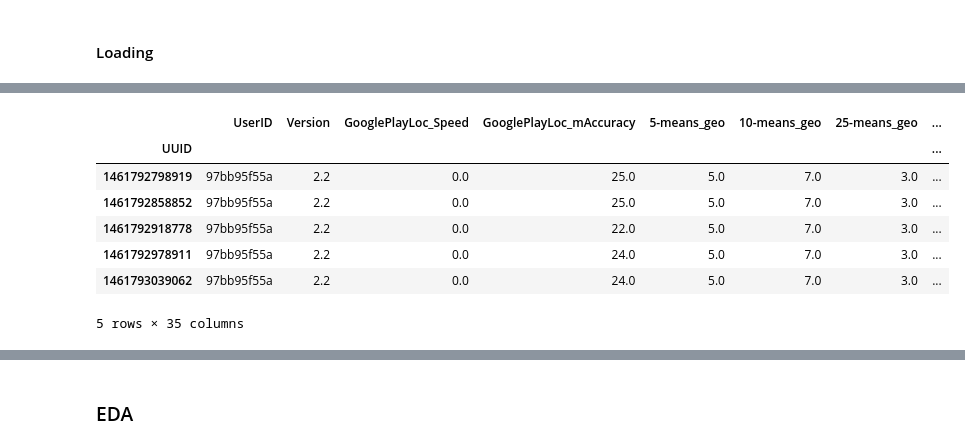
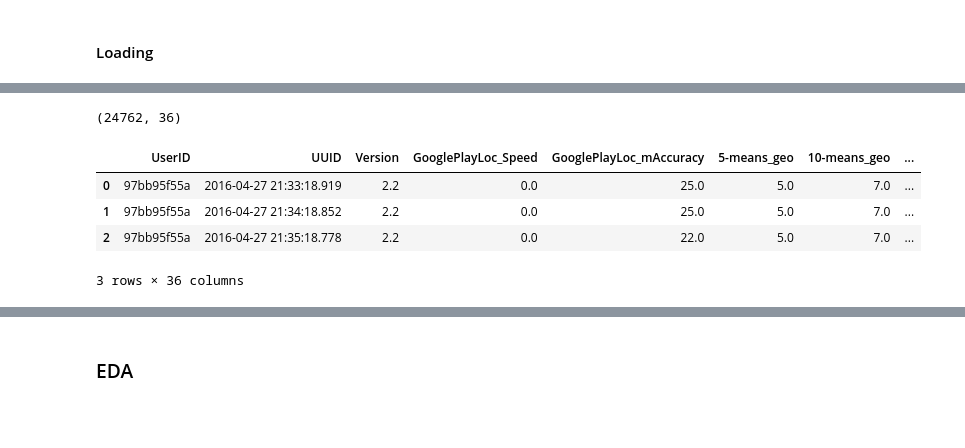
Before and after one commit to kentlingcampbell/project_SherLock, a Jupyter notebook: SherLock.ipynb, the cells around one changed output, grey strips where cells are left out. Cells and saved outputs as stored; diff of their text form; code cells hidden in the pictures; blank space fills up the shorter version.

```diff
--- a/SherLock.ipynb
+++ b/SherLock.ipynb
@@ -100,15 +125,17 @@ T0.head()
 # %%
 filename = './archive/T1.csv'
-T1 = pd.read_csv(filename, parse_dates=['GooglePlayLoc_timestamp', 'CellTower_timestamp', 'Status_timestamp'], index_col='UUID')
-T1.head()
+T1 = pd.read_csv(filename, parse_dates=['GooglePlayLoc_timestamp',
+                                        'CellTower_timestamp',
+                                        'Status_timestamp'])
+T1['UUID'] = (pd.to_datetime(T1['UUID'], unit='ms'))
+print(T1.shape)
+T1.head(3)
 # %% [output]
+(24762, 36)
-|  | UserID | Version | GooglePlayLoc_Speed | GooglePlayLoc_mAccuracy | 5-means_geo | 10-means_geo | 25-means_geo | ... |
-| UUID |  |  |  |  |  |  |  | ... |
-| 1461792798919 | 97bb95f55a | 2.2 | 0.0 | 25.0 | 5.0 | 7.0 | 3.0 | ... |
-| 1461792858852 | 97bb95f55a | 2.2 | 0.0 | 25.0 | 5.0 | 7.0 | 3.0 | ... |
-| 1461792918778 | 97bb95f55a | 2.2 | 0.0 | 22.0 | 5.0 | 7.0 | 3.0 | ... |
-| 1461792978911 | 97bb95f55a | 2.2 | 0.0 | 24.0 | 5.0 | 7.0 | 3.0 | ... |
-| 1461793039062 | 97bb95f55a | 2.2 | 0.0 | 24.0 | 5.0 | 7.0 | 3.0 | ... |
+|  | UserID | UUID | Version | GooglePlayLoc_Speed | GooglePlayLoc_mAccuracy | 5-means_geo | 10-means_geo | ... |
+| 0 | 97bb95f55a | 2016-04-27 21:33:18.919 | 2.2 | 0.0 | 25.0 | 5.0 | 7.0 | ... |
+| 1 | 97bb95f55a | 2016-04-27 21:34:18.852 | 2.2 | 0.0 | 25.0 | 5.0 | 7.0 | ... |
+| 2 | 97bb95f55a | 2016-04-27 21:35:18.778 | 2.2 | 0.0 | 22.0 | 5.0 | 7.0 | ... |
-5 rows × 35 columns
+3 rows × 36 columns
 # %%
 filename = './archive/T2.csv'
```
Also changed, not shown: parts of 28 cells of this notebook.
